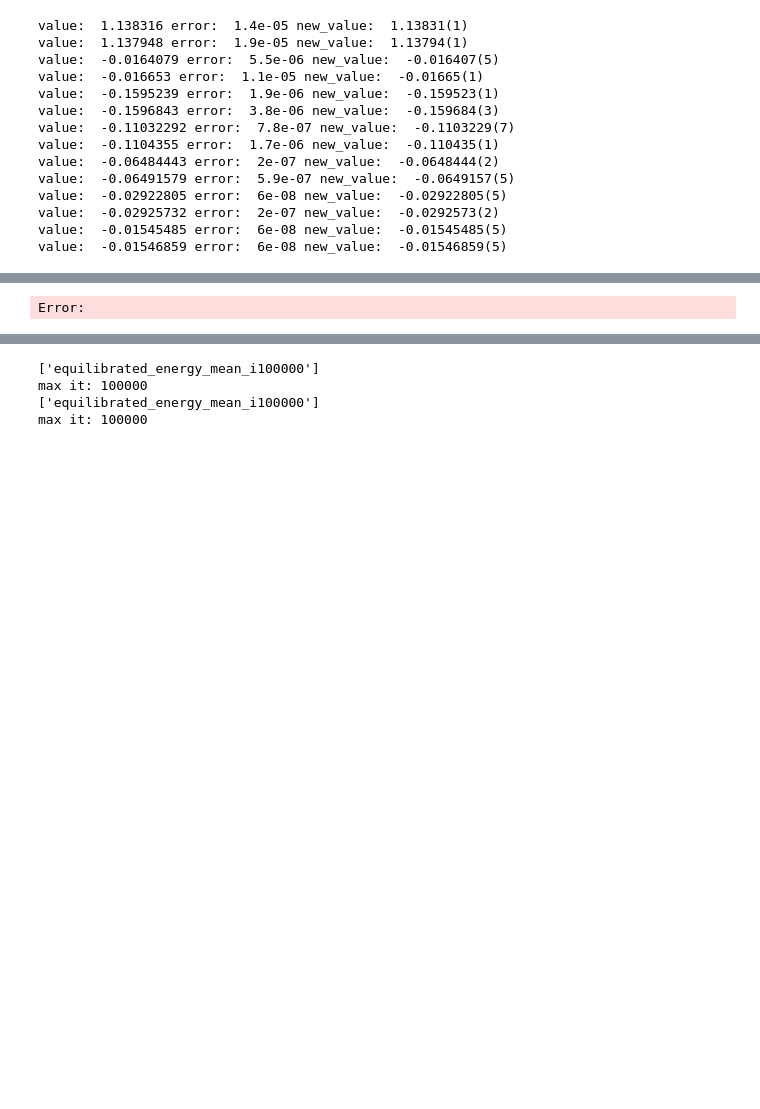
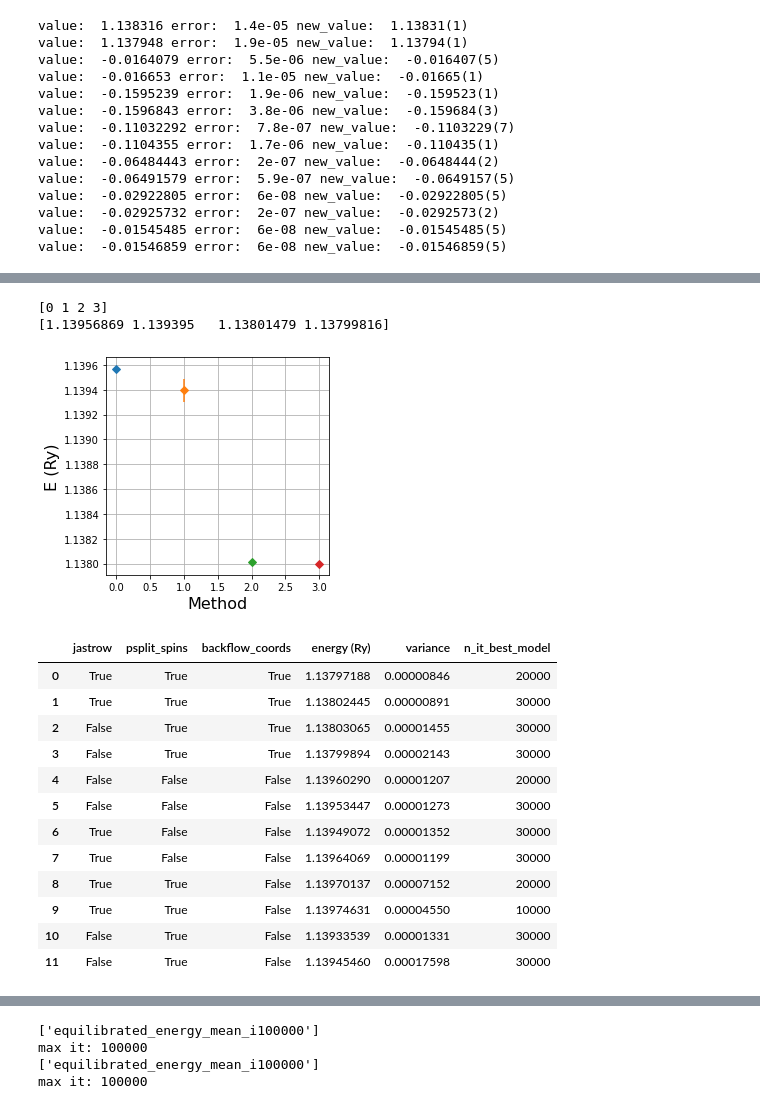
Before and after one commit to xmax1/nn_ansatz, a Jupyter notebook: src/exp/plotting.ipynb, the cells around one changed output, grey strips where cells are left out. Drawn from its saved outputs; the diff is of its cells as text; code cells hidden in the pictures; blank space fills up the shorter version.

```diff
--- a/src/exp/plotting.ipynb
+++ b/src/exp/plotting.ipynb
@@ -100,7 +151,7 @@ plt.rcParams.update({
 fig, ax = pretty_base(xlabel='Method', ylabel='E (Ry)', latex=False)
 
 root = '/home/energy/amawi/projects/nn_ansatz/src/experiments/HEG/baselines'
-dirs = ['baseline', 'jastrow', 'psplit', 'backflow']
+dirs = ['baseline', 'jastow_2', 'psplit', 'backflow']
 xticklabels = ['baseline', 'Jastrow', 'psplit', 'backflow']
 
 main_data = None
@@ -124,12 +175,72 @@ xs, ys, errs = np.array(xs), np.array(ys), np.array(errs)
 print(xs)
 print(ys)
 
-for j, (x, y, err) in zip(xs, ys, errs):
+for j, (x, y, err) in enumerate(zip(xs, ys, errs)):
     ax.errorbar(x, y, yerr=err, color=cm.tab10(j), marker='D')
 
 plt.show()
 
-data[['jastrow', 'psplit', 'backflow', 'energy (Ry)', 'variance', 'n_it_best_model']].style.hide_index()
+main_data[['jastrow', 'psplit_spins', 'backflow_coords', 'energy (Ry)', 'variance', 'n_it_best_model']].style.hide_index()
-# %% [output]
-Error:
+# %%
+# here we are loading jastrow 2 and attempting to understand if the jastrow factor helps
+
+from matplotlib.pyplot import cm
+
+plt.rcParams.update({
+            "text.usetex": False,
+            "font.family": "Times New Roman"})
+
+fig, ax = pretty_base(xlabel='Method', ylabel='E (Ry)', latex=False)
+
+path = '/home/energy/amawi/projects/nn_ansatz/src/experiments/HEG/baselines/jastow_2'
+data = get_data(path, dicts=[])
+
+conditions = [[False, False, False],
+              [False, True, False],
+              [False, True, True],
+              [True, True, True]]
+
+xticklabels = ['baseline', 'Jastrow', 'psplit', 'backflow']
+
+main_data = None
+
+xs, ys, errs = [], [], []
+for i, (cond1, cond2, cond3) in enumerate(conditions):
+    path = os.path.join(root, dir)
+    pj = data[data['jastrow'] == cond1]
+    ps = pj[pj['psplit_spins'] == cond2]
+    pb = ps[ps['backflow_coords'] == cond3]
+
+    xs.append(i)
+    ys.append(pb['energy (Ry)'].mean())
+    errs.append(pb['variance'].mean())
+
+
+xs, ys, errs = np.array(xs), np.array(ys), np.array(errs)
+print(xs)
+print(ys)
+
+for j, (x, y, err) in enumerate(zip(xs, ys, errs)):
+    ax.errorbar(x, y, yerr=err, color=cm.tab10(j), marker='D')
+
+plt.show()
+
+data[['jastrow', 'psplit_spins', 'backflow_coords', 'energy (Ry)', 'variance', 'n_it_best_model']]
+# %% [output]
+[0 1 2 3]
+[1.13956869 1.139395   1.13801479 1.13799816]
+[figure, added]
+|  | jastrow | psplit_spins | backflow_coords | energy (Ry) | variance | n_it_best_model |
+| 0 | True | True | True | 1.13797188 | 0.00000846 | 20000 |
+| 1 | True | True | True | 1.13802445 | 0.00000891 | 30000 |
+| 2 | False | True | True | 1.13803065 | 0.00001455 | 30000 |
+| 3 | False | True | True | 1.13799894 | 0.00002143 | 30000 |
+| 4 | False | False | False | 1.13960290 | 0.00001207 | 20000 |
+| 5 | False | False | False | 1.13953447 | 0.00001273 | 30000 |
+| 6 | True | False | False | 1.13949072 | 0.00001352 | 30000 |
+| 7 | True | False | False | 1.13964069 | 0.00001199 | 30000 |
+| 8 | True | True | False | 1.13970137 | 0.00007152 | 20000 |
+| 9 | True | True | False | 1.13974631 | 0.00004550 | 10000 |
+| 10 | False | True | False | 1.13933539 | 0.00001331 | 30000 |
+| 11 | False | True | False | 1.13945460 | 0.00017598 | 30000 |
 # %%
```
Also changed, not shown: parts of 7 cells of this notebook, 10 other files.
